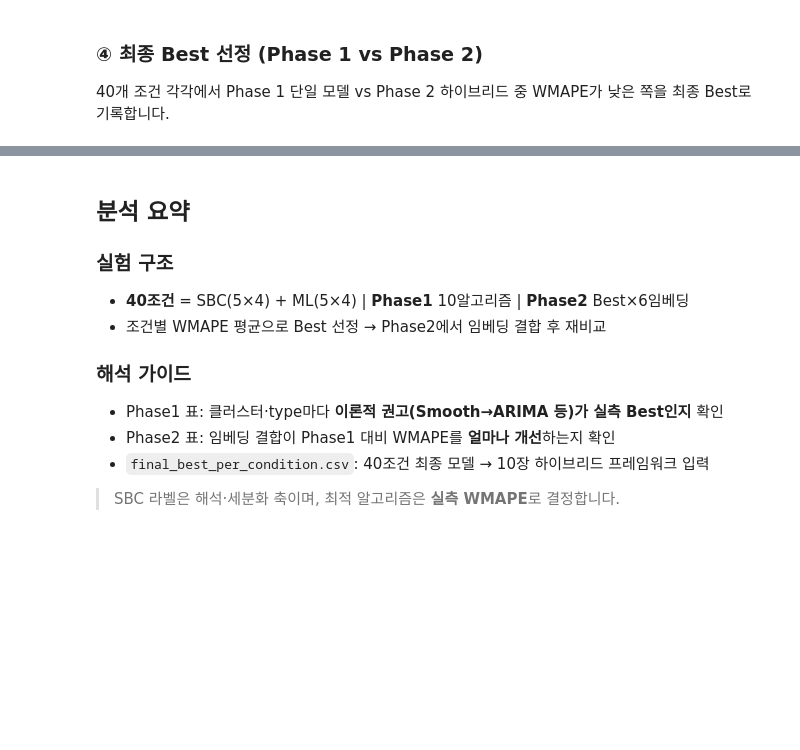
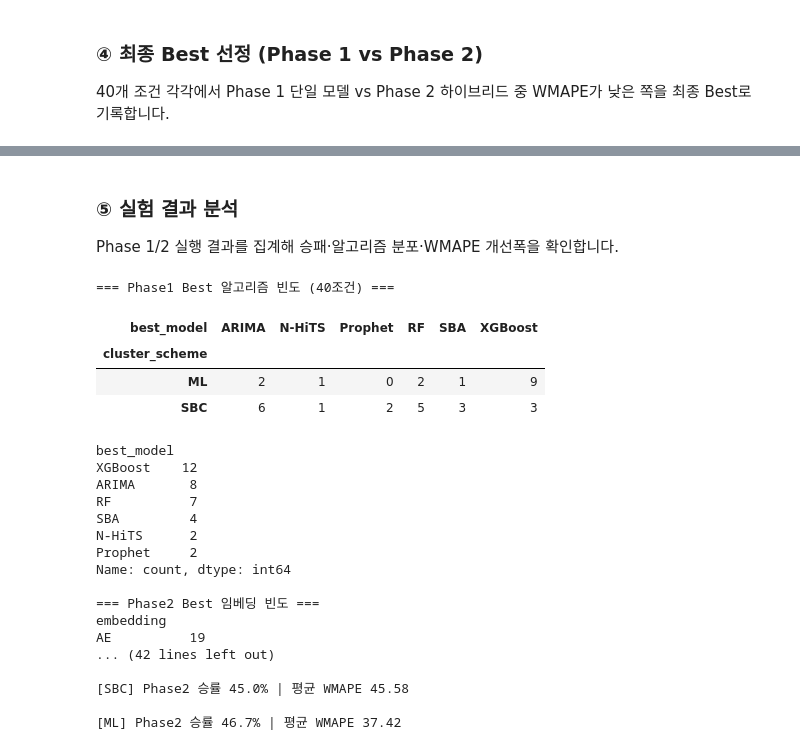
Before and after one commit to junghyuk-kim/ai-retail-demandforecasting, a Jupyter notebook: code/07_머신러닝_예측모델.ipynb, the cells around one changed output, grey strips where cells are left out. Cells and saved outputs as stored; diff of their text form; code cells hidden in the pictures; blank space fills up the shorter version.

```diff
--- a/code/07_머신러닝_예측모델.ipynb
+++ b/code/07_머신러닝_예측모델.ipynb
@@ -160,13 +257,60 @@ print('\nPhase2 승리 비율:', round((final_best['winner'] == 'Phase2').mean()
 # %% [markdown]
-## 분석 요약
+### ⑤ 실험 결과 분석
 
-### 실험 구조
-- **40조건** = SBC(5×4) + ML(5×4) | **Phase1** 10알고리즘 | **Phase2** Best×6임베딩
-- 조건별 WMAPE 평균으로 Best 선정 → Phase2에서 임베딩 결합 후 재비교
-
-### 해석 가이드
-- Phase1 표: 클러스터·type마다 **이론적 권고(Smooth→ARIMA 등)가 실측 Best인지** 확인
-- Phase2 표: 임베딩 결합이 Phase1 대비 WMAPE를 **얼마나 개선**하는지 확인
-- `final_best_per_condition.csv`: 40조건 최종 모델 → 10장 하이브리드 프레임워크 입력
-
-> SBC 라벨은 해석·세분화 축이며, 최적 알고리즘은 **실측 WMAPE**로 결정합니다.
+Phase 1/2 실행 결과를 집계해 승패·알고리즘 분포·WMAPE 개선폭을 확인합니다.
+# %%
+# --- Phase1 알고리즘 빈도 (조건별 Best) ---
+print('=== Phase1 Best 알고리즘 빈도 (40조건) ===')
+p1_freq = phase1_best.groupby(['cluster_scheme', 'best_model']).size().unstack(fill_value=0)
+display(p1_freq)
+print(phase1_best['best_model'].value_counts())
+
+# --- Phase2 임베딩 빈도 ---
+print('\n=== Phase2 Best 임베딩 빈도 ===')
+print(phase2_best['embedding'].value_counts())
+print('\n=== Phase2 Best base_model 빈도 ===')
+print(phase2_best['base_model'].value_counts())
+
+# --- Phase1 vs Phase2 WMAPE 개선 ---
+final_best['wmape_gain'] = final_best['phase1_wmape'] - final_best['wmape']
+print('\n=== Phase1 vs Phase2 승패 ===')
+print(final_best.groupby('winner').size())
+print('Phase2 승률:', round((final_best['winner'] == 'Phase2').mean() * 100, 1), '%')
+print('평균 WMAPE 개선(Phase2 승리 조건):',
+      round(final_best.loc[final_best['winner'] == 'Phase2', 'wmape_gain'].mean(), 2))
+
+# --- 최종 모델 분포 ---
+print('\n=== 최종 Best 모델 (40조건) ===')
+print(final_best.groupby(['cluster_scheme', 'final_model']).size().unstack(fill_value=0))
+print('\n전체 평균 WMAPE | Phase1:', round(final_best['phase1_wmape'].mean(), 2),
+      '| Phase2 best:', round(final_best['phase2_wmape'].mean(), 2),
+      '| Final:', round(final_best['wmape'].mean(), 2))
+
+# --- scheme별 요약 ---
+for scheme in ['SBC', 'ML']:
+    sub = final_best[final_best['cluster_scheme'] == scheme]
+    print(f'\n[{scheme}] Phase2 승률 {100*(sub["winner"]=="Phase2").mean():.1f}% | '
+          f'평균 WMAPE {sub["wmape"].mean():.2f}')
+# %% [output]
+=== Phase1 Best 알고리즘 빈도 (40조건) ===
+| best_model | ARIMA | N-HiTS | Prophet | RF | SBA | XGBoost |
+| cluster_scheme |  |  |  |  |  |  |
+| ML | 2 | 1 | 0 | 2 | 1 | 9 |
+| SBC | 6 | 1 | 2 | 5 | 3 | 3 |
+best_model
+XGBoost    12
+ARIMA       8
+RF          7
+SBA         4
+N-HiTS      2
+Prophet     2
+Name: count, dtype: int64
+
+=== Phase2 Best 임베딩 빈도 ===
+embedding
+AE          19
+... (42 lines left out)
+
+[SBC] Phase2 승률 45.0% | 평균 WMAPE 45.58
+
+[ML] Phase2 승률 46.7% | 평균 WMAPE 37.42
```
Also changed, not shown: parts of 6 cells of this notebook, 2 other files.
